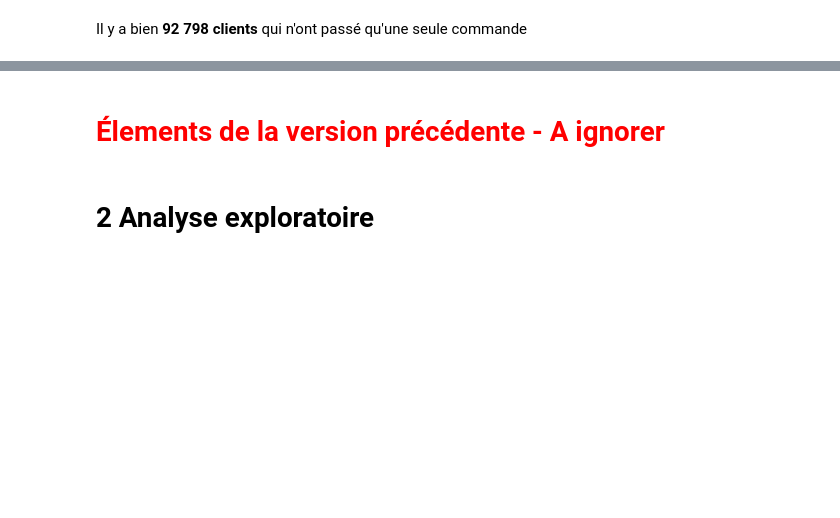
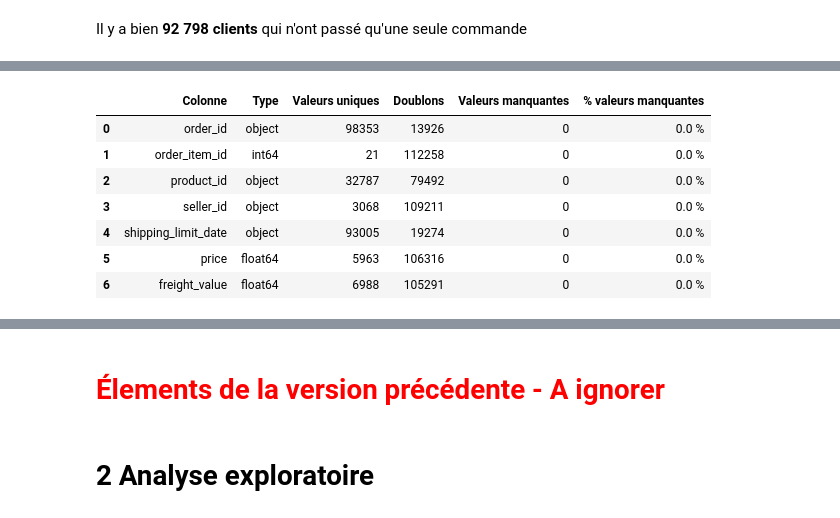
Before and after one commit to Christophe-Aballea/OC_projet5_Segmentez_des_clients_d_un_site_ecommerce, a Jupyter notebook: P05_Notebook2_Feature_ingineering.ipynb, the cells around one changed output, grey strips where cells are left out. Cells and saved outputs as stored; diff of their text form; code cells hidden in the pictures; blank space fills up the shorter version.

```diff
--- a/P05_Notebook2_Feature_ingineering.ipynb
+++ b/P05_Notebook2_Feature_ingineering.ipynb
@@ -775,0 +799,12 @@ Il y a bien **92 798 clients** qui n'ont passé qu'une seule commande
+# %%
+# Version dataframe pandas
+display(get_dataframe_infos(df_order_items))
+# %% [output]
+|  | Colonne | Type | Valeurs uniques | Doublons | Valeurs manquantes | % valeurs manquantes |
+| 0 | order_id | object | 98353 | 13926 | 0 | 0.0 % |
+| 1 | order_item_id | int64 | 21 | 112258 | 0 | 0.0 % |
+| 2 | product_id | object | 32787 | 79492 | 0 | 0.0 % |
+| 3 | seller_id | object | 3068 | 109211 | 0 | 0.0 % |
+| 4 | shipping_limit_date | object | 93005 | 19274 | 0 | 0.0 % |
+| 5 | price | float64 | 5963 | 106316 | 0 | 0.0 % |
+| 6 | freight_value | float64 | 6988 | 105291 | 0 | 0.0 % |
```
Also changed, not shown: parts of 43 cells of this notebook, 1 other file.
